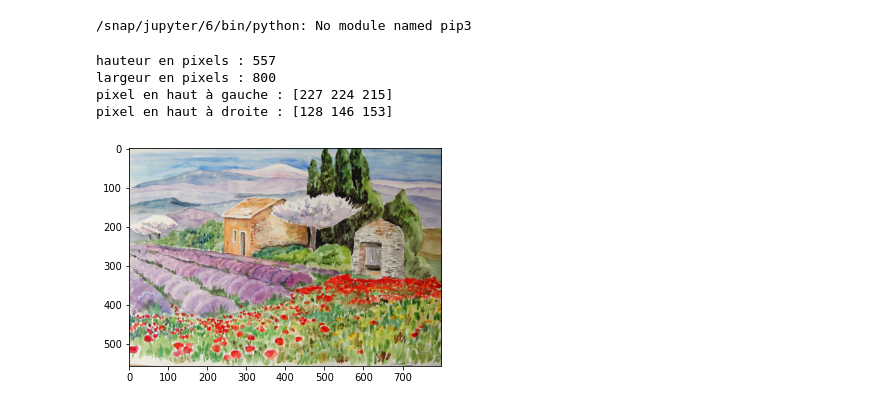
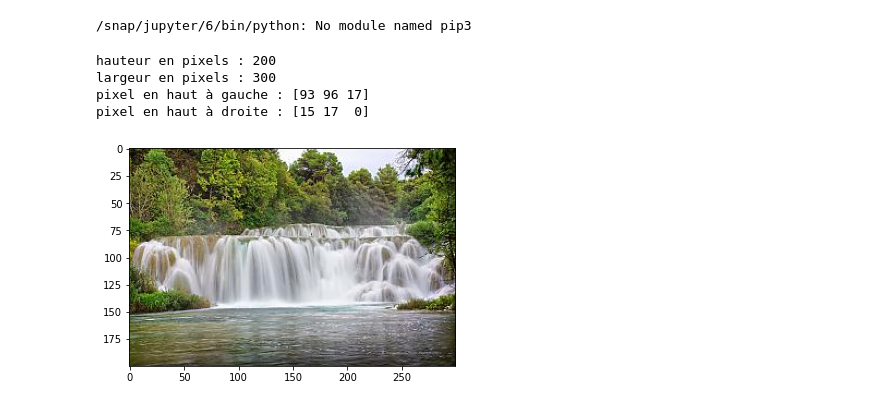
Before and after one commit to math-nsi/Notebook, a Jupyter notebook: TP0.ipynb, the cells around one changed output. Cells and saved outputs as stored; diff of their text form; code cells hidden in the pictures.

```diff
--- a/TP0.ipynb
+++ b/TP0.ipynb
@@ -6,21 +6,21 @@ import sys
 # %%
 import matplotlib.image as mpimg # On importe le module pour les images
 import numpy as np
 import matplotlib.pyplot as plt #on importe le module pour l'affichage
-img = mpimg.imread("images/ima1.png") # On charge l'image en mémoire
+img = mpimg.imread("images/cascade.png") # On charge l'image en mémoire
 if img.dtype == np.float32: # Si le résultat n'est pas un tableau d'entiers
     img = (img * 255).astype(np.uint8)
 hauteur = img.shape[0]
 largeur = img.shape[1]
 print("hauteur en pixels : "+str(hauteur))
 print("largeur en pixels : "+str(largeur))
 print("pixel en haut à gauche : "+str(img[0][0]))
 print("pixel en haut à droite : "+str(img[0][largeur-1]))
 plt.imshow(img)
 plt.show()
 # %% [output]
-hauteur en pixels : 557
-largeur en pixels : 800
-pixel en haut à gauche : [227 224 215]
-pixel en haut à droite : [128 146 153]
+hauteur en pixels : 200
+largeur en pixels : 300
+pixel en haut à gauche : [93 96 17]
+pixel en haut à droite : [15 17  0]
-[figure, old version]
+[figure, new version]
```
